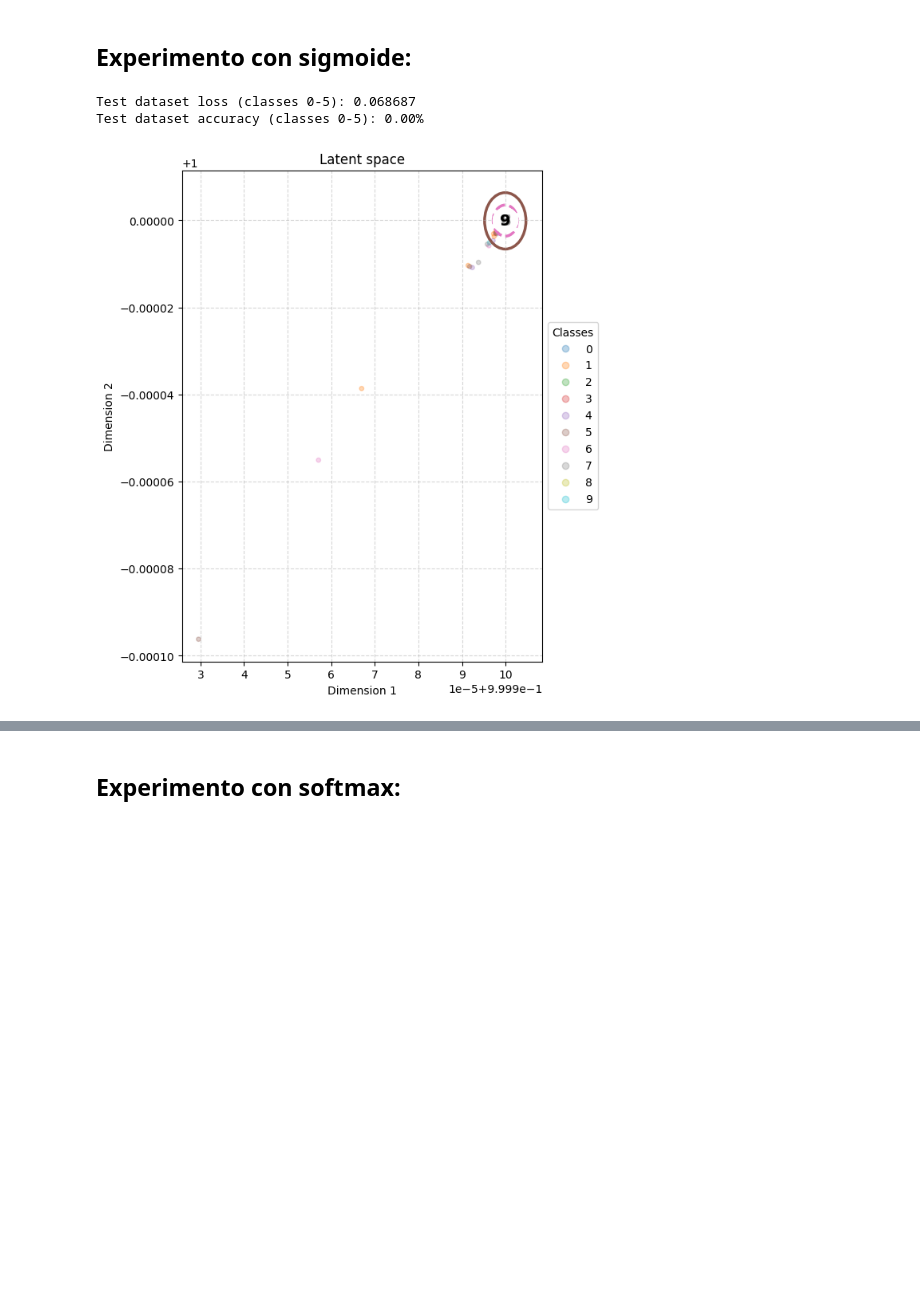
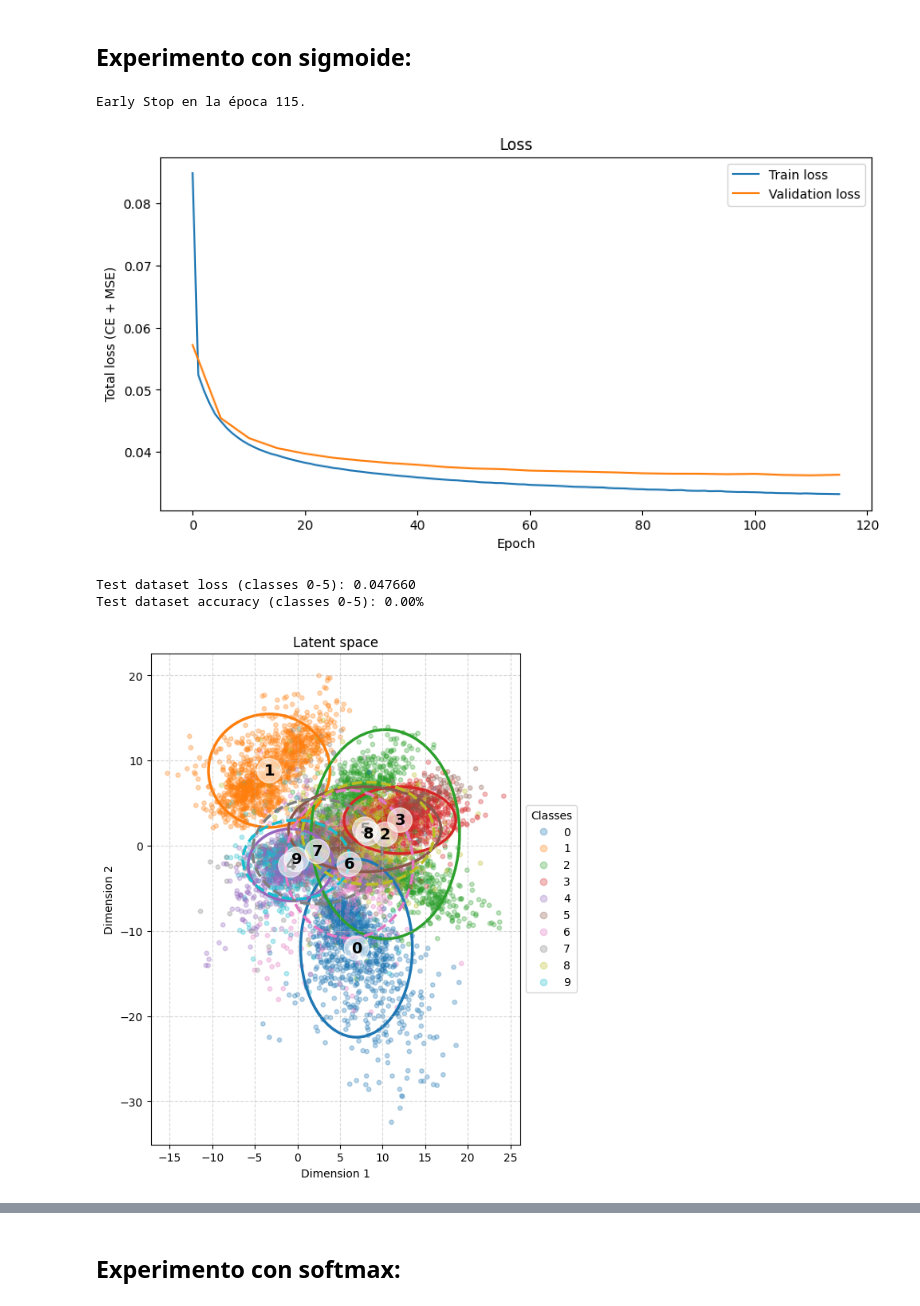
Before and after one commit to Lucy-syu/Out-of-distribution-Detection-Model, a Jupyter notebook: OODAutoencoder.ipynb, the cells around one changed output, grey strips where cells are left out. Saved outputs shown, nothing was run; the diff lists cells and outputs as text; code cells hidden in the pictures; blank space fills up the shorter version.

```diff
--- a/OODAutoencoder.ipynb
+++ b/OODAutoencoder.ipynb
@@ -115,7 +115,8 @@ def learning_loop(train_dataloader, val_dataloader, model, epochs, loss_fn, lear
   epoch_loss_list = []
   val_loss_list = []
 
-  opt = optimizer(model.parameters(), lr=learning_rate)
+  opt = optimizer(model.parameters(),
+                  lr=learning_rate)
 
   with tqdm(range(epochs), desc="Epoch:") as pbar:
     for epoch in pbar:
@@ -182,7 +183,6 @@ class Autoencoder(nn.Module):
             nn.Linear(128, 64),
             nn.LeakyReLU(),
             nn.Linear(64, latent_dims),
-            nn.Sigmoid()
         )
 
         self.decoder = nn.Sequential(
@@ -203,31 +203,34 @@ class Autoencoder(nn.Module):
 # %%
 batch_size = 256
 learning_rate = 1e-3
 epochs = 2000
 validation_freq = 5
-patience = 10000
+patience = 10
 delta = 0.001
 loss_fn = torch.nn.MSELoss()
 optimizer = torch.optim.Adam
 
 train_loader = DataLoader(train_dataset, batch_size=batch_size, shuffle=True)
 val_loader = DataLoader(val_dataset, batch_size=batch_size, shuffle=False)
 
 model = Autoencoder(latent_dims=2).to(device)
 early_stop = Early_Stop(patience=patience, delta=delta)
 
 model, train_loss_list, val_loss_list = learning_loop(
     train_loader, val_loader, model, epochs, loss_fn, learning_rate, optimizer, validation_freq, early_stop
 )
 
 plt.figure(figsize=(10, 5))
 plt.plot(train_loss_list, label='Train loss')
 plt.plot(np.arange(0, len(train_loss_list), validation_freq), val_loss_list, label='Validation loss')
 plt.legend()
 plt.title('Loss')
 plt.xlabel('Epoch')
 plt.ylabel('Total loss (CE + MSE)')
 plt.show()
+# %% [output]
+Early Stop en la época 115.
+[figure, added]
 # %%
 test_loader = DataLoader(
     test_dataset,
@@ -254,7 +257,7 @@ final_test_acc = test_correct_answers / float(test_set_size)
 print(f"Test dataset loss (classes 0-5): {final_test_loss:.6f}")
 print(f"Test dataset accuracy (classes 0-5): {final_test_acc:.2%}")
 # %% [output]
-Test dataset loss (classes 0-5): 0.068687
+Test dataset loss (classes 0-5): 0.047660
 Test dataset accuracy (classes 0-5): 0.00%
 # %%
 test_loader = DataLoader(test_dataset,
@@ -317,7 +320,7 @@ ax.legend(legend_handles, [str(i) for i in range(10)], title="Classes", loc='cen
 
 plt.show()
 # %% [output]
-[figure, old version]
+[figure, new version]
 # %%
 x_range = np.linspace(0, 1, 500)
 colors = plt.cm.tab10(np.linspace(0, 1, 10))
```
Also changed, not shown: parts of 19 cells of this notebook.
